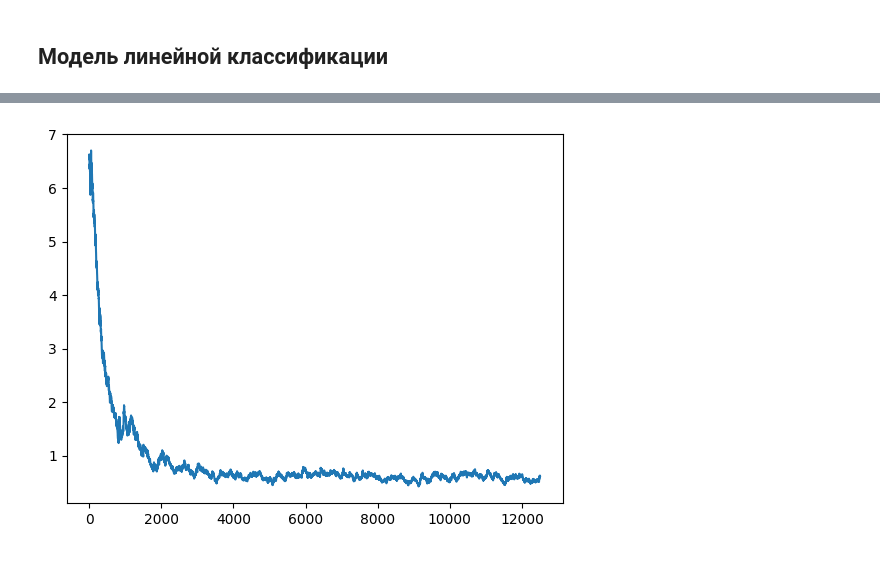
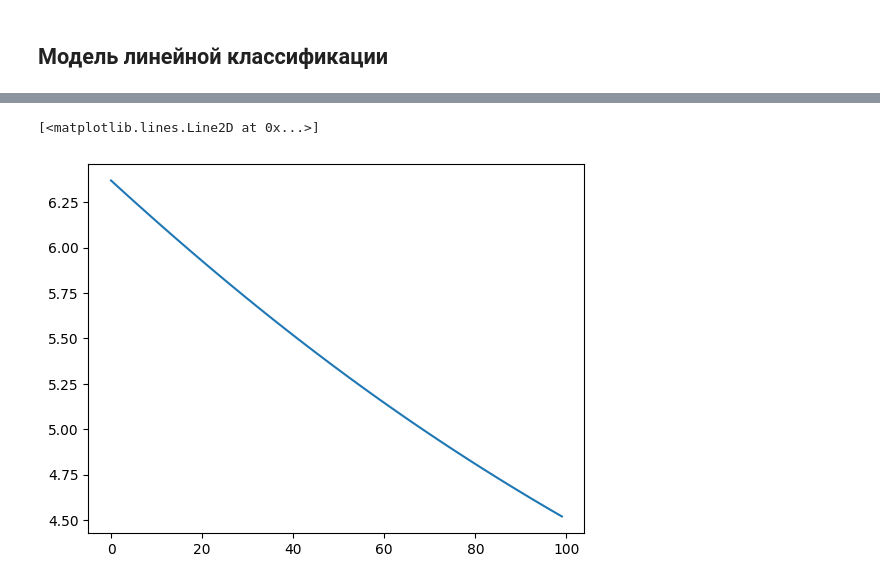
Before and after one commit to Lighter01/ml_algo_fall-2025, a Jupyter notebook: students/tonka-pa/lab1/notebooks/logreg.ipynb, the cells around one changed output, grey strips where cells are left out. Drawn from its saved outputs; the diff is of its cells as text; code cells hidden in the pictures.

Commit message:
finished main logreg logic (finally) :((((

```diff
--- a/students/tonka-pa/lab1/notebooks/logreg.ipynb
+++ b/students/tonka-pa/lab1/notebooks/logreg.ipynb
@@ -755,37 +319,4 @@ class LogRegNumpy():
 # %%
-logreg = LogRegNumpy(
-    # --- base params
-    init_strategy = 'normal',
-    # --- fit args
-    total_steps = X_train_scaled.shape[0]*100,
-    learning_rate = 1e-2,
-    gd_algo = 'sgd',
-    batch_size = 1,
-    momentum = 0.0,
-    l2 = 0.01,
-    optim_step = False,
-    # early stopping
-    early_stopping = True,
-    tolerance = 1e-4,
-    n_startup_rounds = 0,
-    early_stop_rounds = 5,
-    validation_fraction = 0.1,
-    # рекуррентная оценка функции потерь
-    rec_mode = 'ema',
-    ema_lambda = 0.01,
-    # стратегия сэмплирования
-    sampling_mode = 'uniform',
-    shuffle = True,
-    sampling_tau = 0.5,
-    sampling_min_prob = 0.01,
-    refresh_rate = 200,
-    # --- logs
-    steps_per_epoch = 500,
-    verbose=True,
-    # --- misc
-    use_best_weights = False,
-    return_weights_history = False,
-    random_seed = SEED
-)
+tmp = LogRegNumpy()
 # %%
-logreg.fit(X_train_scaled, y_train_enc)
+tmp.fit(X_train_scaled, y_train_enc, learning_rate=0.01)
@@ -816,5 +323,5 @@ plt.show()
 # %%
-plt.plot(logreg.rec_history)
-plt.show()
+plt.plot(tmp.loss_values)
 # %% [output]
+[<matplotlib.lines.Line2D at 0x...>]
-[figure, old version]
+[figure, new version]
```
Also changed, not shown: parts of 30 cells of this notebook.
